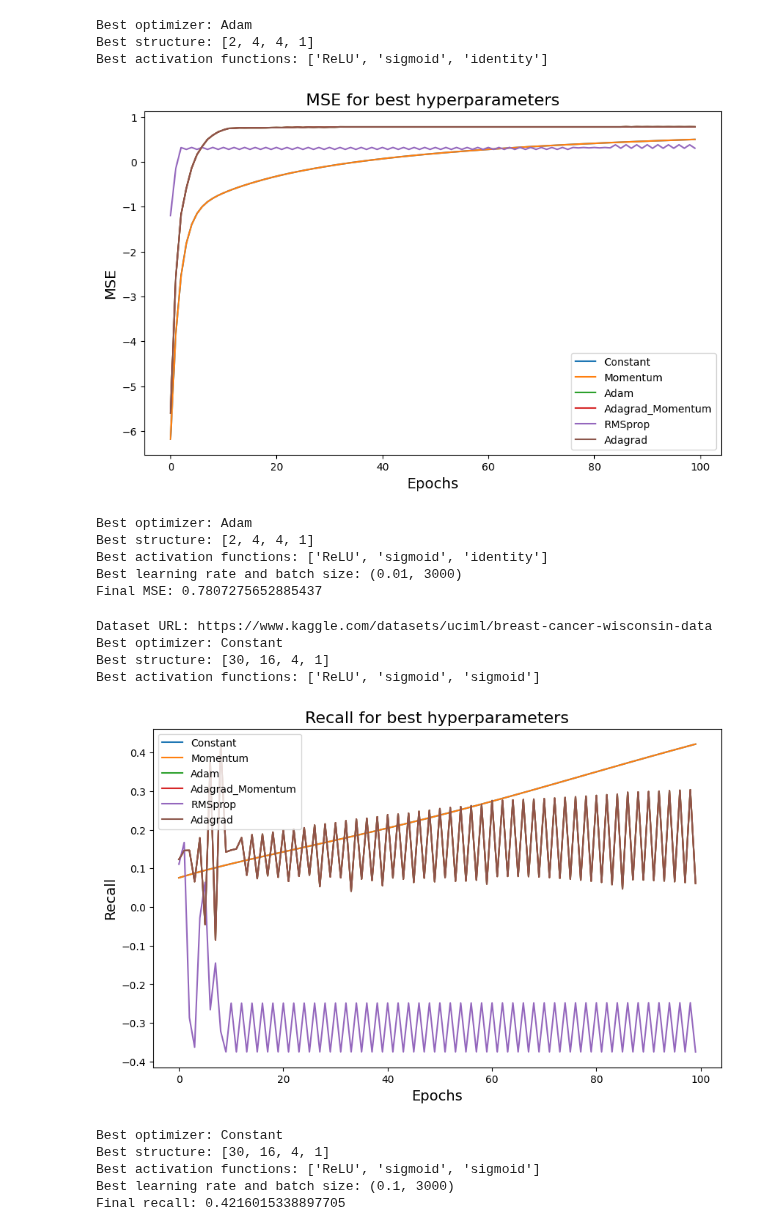
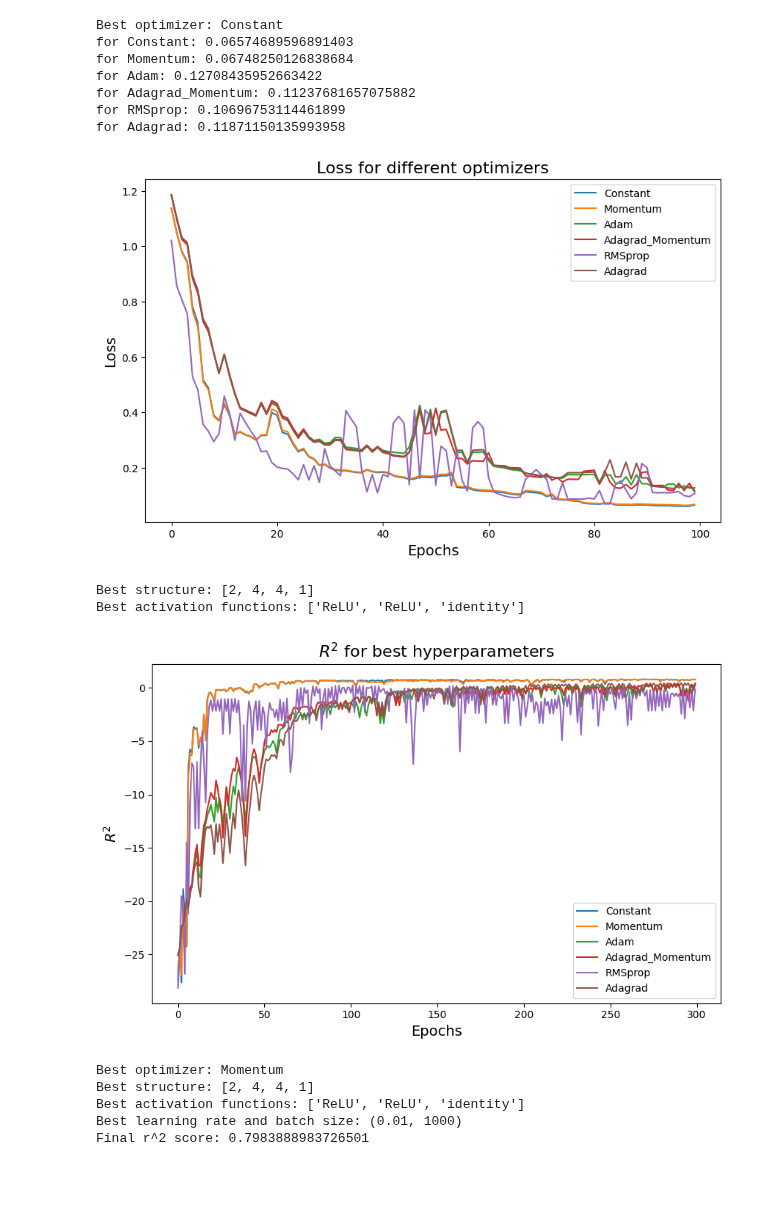
Before and after one commit to GauteJ1/FYS-STK-projects, a Jupyter notebook: project_2/src/testing_exploration.ipynb, the cells around one changed output. Saved outputs shown, nothing was run; the diff lists cells and outputs as text; code cells hidden in the pictures; blank space fills up the shorter version.

Commit message:
almost there, something is wrong with classification case in exploration

```diff
--- a/project_2/src/testing_exploration.ipynb
+++ b/project_2/src/testing_exploration.ipynb
@@ -9 +10,10 @@ batch_sizes = [3000, 5000]
 activation_functions = ["ReLU", "leaky_ReLU", "sigmoid"]
+# %%
+# smaller set of things to check for testing the code
+optimizers = ["Constant", "Momentum", "Adam", "Adagrad_Momentum", "RMSprop", "Adagrad"]
+layer_sizes = [4,8]
+num_hidden_layers = [2,4]
+learning_rates = [0.01,0.001]
+batch_sizes_cont = [1000, 5000]
+batch_sizes_disc = [100, 300]
+activation_functions = ["ReLU", "sigmoid"]
@@ -10,27 +41,20 @@ activation_functions = ["ReLU", "leaky_ReLU", "sigmoid"]
 # %%
-exploration1 = Exploration("continuous", optimizers, layer_sizes, num_hidden_layers, learning_rates, batch_sizes, activation_functions)
+exploration1 = Exploration("continuous", optimizers, layer_sizes, num_hidden_layers, learning_rates, batch_sizes_cont, activation_functions)
 exploration1.do_all(print_into=True)
 # %% [output]
-Best optimizer: Adam
-Best structure: [2, 4, 4, 1]
-Best activation functions: ['ReLU', 'sigmoid', 'identity']
+Best optimizer: Constant
+for Constant: 0.06574689596891403
+for Momentum: 0.06748250126838684
+for Adam: 0.12708435952663422
+for Adagrad_Momentum: 0.11237681657075882
+for RMSprop: 0.10696753114461899
+for Adagrad: 0.11871150135993958
-[figure, old version]
+[figure, new version]
-Best optimizer: Adam
 Best structure: [2, 4, 4, 1]
-Best activation functions: ['ReLU', 'sigmoid', 'identity']
-Best learning rate and batch size: (0.01, 3000)
-Final MSE: 0.7807275652885437
+Best activation functions: ['ReLU', 'ReLU', 'identity']
+[figure, added]
+Best optimizer: Momentum
+Best structure: [2, 4, 4, 1]
+Best activation functions: ['ReLU', 'ReLU', 'identity']
+Best learning rate and batch size: (0.01, 1000)
+Final r^2 score: 0.7983888983726501
-# %%
-exploration2 = Exploration("classification", optimizers, layer_sizes, num_hidden_layers, learning_rates, batch_sizes, activation_functions)
-exploration2.do_all(print_into=True)
-# %% [output]
-Dataset URL: https://www.kaggle.com/datasets/uciml/breast-cancer-wisconsin-data
-Best optimizer: Constant
-Best structure: [30, 16, 4, 1]
-Best activation functions: ['ReLU', 'sigmoid', 'sigmoid']
-[figure, removed]
-Best optimizer: Constant
-Best structure: [30, 16, 4, 1]
-Best activation functions: ['ReLU', 'sigmoid', 'sigmoid']
-Best learning rate and batch size: (0.1, 3000)
-Final recall: 0.4216015338897705
```
Also changed, not shown: parts of 2 cells of this notebook, 6 other files.
